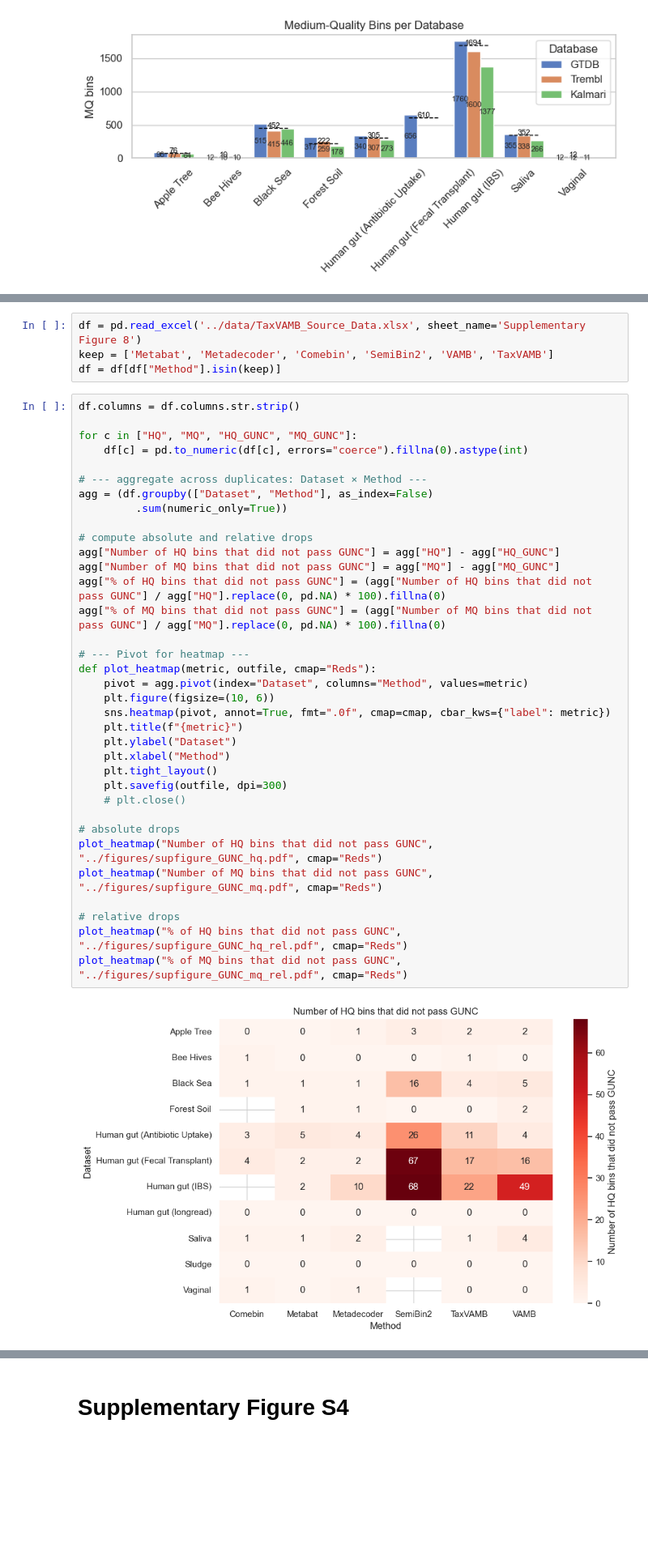
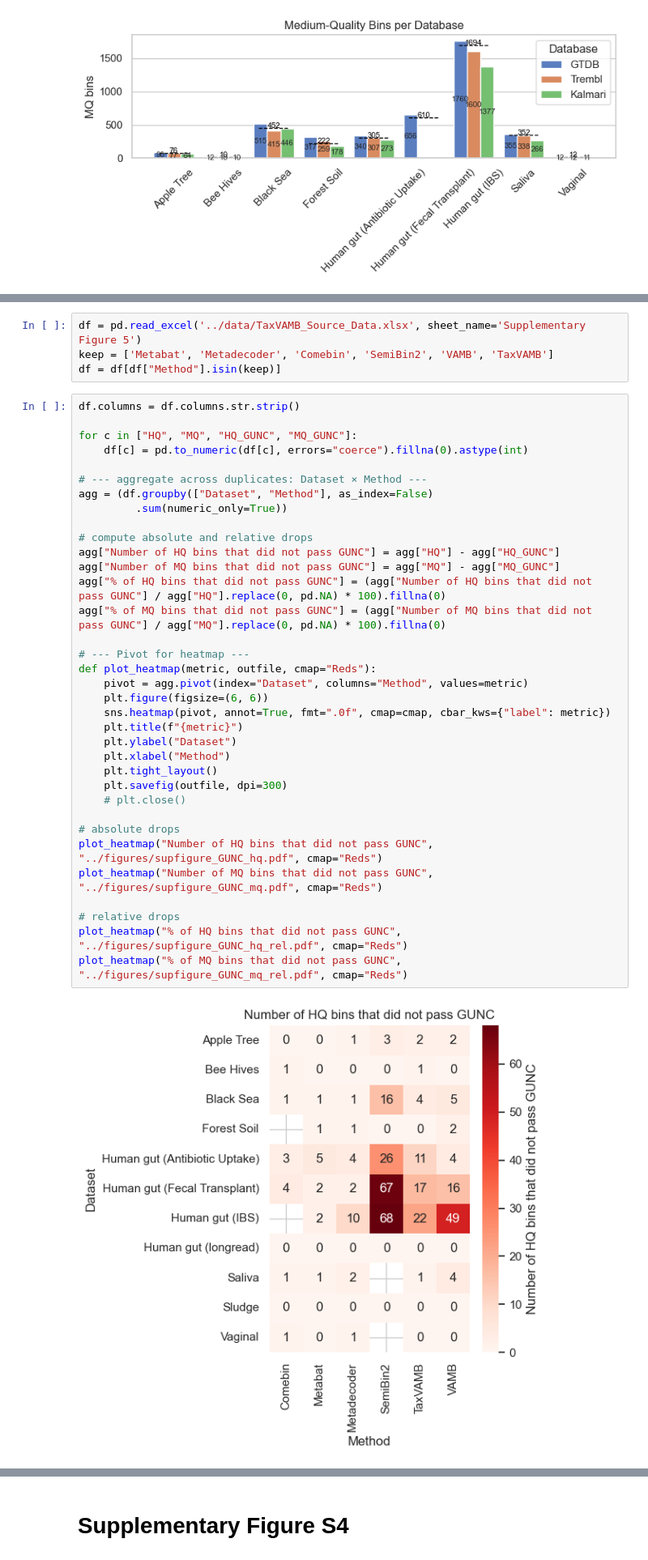
Before and after one commit to sgalkina/TaxVAMB_paper_figures, a Jupyter notebook: scripts_python/Figures.ipynb, the cells around one changed output, grey strips where cells are left out. Shown at 81% size. Saved outputs shown, nothing was run; the diff lists cells and outputs as text; blank space fills up the shorter version.

```diff
--- a/scripts_python/Figures.ipynb
+++ b/scripts_python/Figures.ipynb
@@ -1244,5 +1244,5 @@ plt.show()
 # %%
-df = pd.read_excel('../data/TaxVAMB_Source_Data.xlsx', sheet_name='Supplementary Figure 8')
+df = pd.read_excel('../data/TaxVAMB_Source_Data.xlsx', sheet_name='Supplementary Figure 5')
 keep = ['Metabat', 'Metadecoder', 'Comebin', 'SemiBin2', 'VAMB', 'TaxVAMB']
 df = df[df["Method"].isin(keep)]
 # %%
@@ -1253,32 +1253,32 @@ for c in ["HQ", "MQ", "HQ_GUNC", "MQ_GUNC"]:
 
 # --- aggregate across duplicates: Dataset × Method ---
 agg = (df.groupby(["Dataset", "Method"], as_index=False)
          .sum(numeric_only=True))
 
 # compute absolute and relative drops
 agg["Number of HQ bins that did not pass GUNC"] = agg["HQ"] - agg["HQ_GUNC"]
 agg["Number of MQ bins that did not pass GUNC"] = agg["MQ"] - agg["MQ_GUNC"]
 agg["% of HQ bins that did not pass GUNC"] = (agg["Number of HQ bins that did not pass GUNC"] / agg["HQ"].replace(0, pd.NA) * 100).fillna(0)
 agg["% of MQ bins that did not pass GUNC"] = (agg["Number of MQ bins that did not pass GUNC"] / agg["MQ"].replace(0, pd.NA) * 100).fillna(0)
 
 # --- Pivot for heatmap ---
 def plot_heatmap(metric, outfile, cmap="Reds"):
     pivot = agg.pivot(index="Dataset", columns="Method", values=metric)
-    plt.figure(figsize=(10, 6))
+    plt.figure(figsize=(6, 6))
     sns.heatmap(pivot, annot=True, fmt=".0f", cmap=cmap, cbar_kws={"label": metric})
     plt.title(f"{metric}")
     plt.ylabel("Dataset")
     plt.xlabel("Method")
     plt.tight_layout()
     plt.savefig(outfile, dpi=300)
     # plt.close()
 
 # absolute drops
 plot_heatmap("Number of HQ bins that did not pass GUNC", "../figures/supfigure_GUNC_hq.pdf", cmap="Reds")
 plot_heatmap("Number of MQ bins that did not pass GUNC", "../figures/supfigure_GUNC_mq.pdf", cmap="Reds")
 
 # relative drops
 plot_heatmap("% of HQ bins that did not pass GUNC", "../figures/supfigure_GUNC_hq_rel.pdf", cmap="Reds")
 plot_heatmap("% of MQ bins that did not pass GUNC", "../figures/supfigure_GUNC_mq_rel.pdf", cmap="Reds")
 # %% [output]
-[figure, old version]
+[figure, new version]
```
Also changed, not shown: parts of 13 cells of this notebook, 1 other file.
